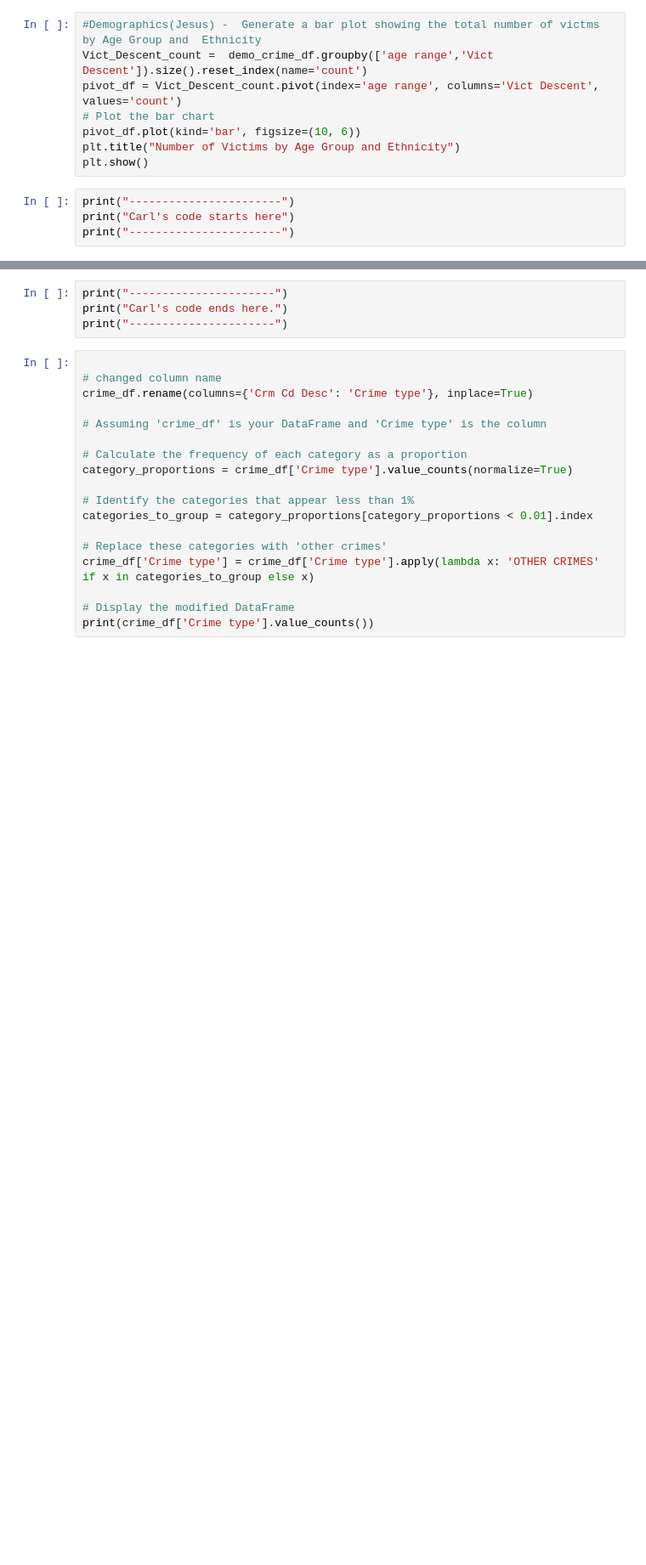
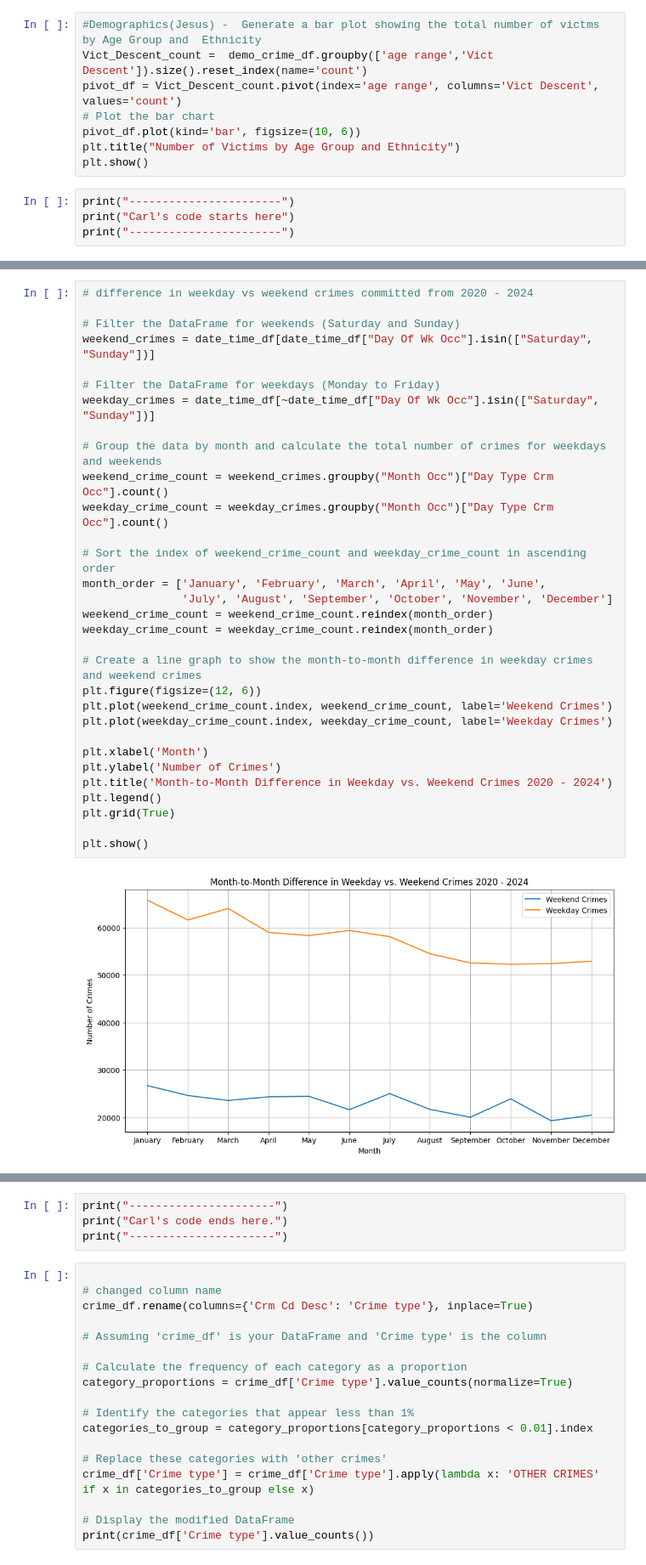
Before and after one commit to rkuautli/Data_Project_1, a Jupyter notebook: crime.ipynb, the cells around one changed output, grey strips where cells are left out. Shown at 85% size. Cells and saved outputs as stored; diff of their text form; blank space fills up the shorter version.

```diff
--- a/crime.ipynb
+++ b/crime.ipynb
@@ -269,0 +356,33 @@ print("-----------------------")
+# %%
+# difference in weekday vs weekend crimes committed from 2020 - 2024
+
+# Filter the DataFrame for weekends (Saturday and Sunday)
+weekend_crimes = date_time_df[date_time_df["Day Of Wk Occ"].isin(["Saturday", "Sunday"])]
+
+# Filter the DataFrame for weekdays (Monday to Friday)
+weekday_crimes = date_time_df[~date_time_df["Day Of Wk Occ"].isin(["Saturday", "Sunday"])]
+
+# Group the data by month and calculate the total number of crimes for weekdays and weekends
+weekend_crime_count = weekend_crimes.groupby("Month Occ")["Day Type Crm Occ"].count()
+weekday_crime_count = weekday_crimes.groupby("Month Occ")["Day Type Crm Occ"].count()
+
+# Sort the index of weekend_crime_count and weekday_crime_count in ascending order
+month_order = ['January', 'February', 'March', 'April', 'May', 'June',
+               'July', 'August', 'September', 'October', 'November', 'December']
+weekend_crime_count = weekend_crime_count.reindex(month_order)
+weekday_crime_count = weekday_crime_count.reindex(month_order)
+
+# Create a line graph to show the month-to-month difference in weekday crimes and weekend crimes
+plt.figure(figsize=(12, 6))
+plt.plot(weekend_crime_count.index, weekend_crime_count, label='Weekend Crimes')
+plt.plot(weekday_crime_count.index, weekday_crime_count, label='Weekday Crimes')
+
+plt.xlabel('Month')
+plt.ylabel('Number of Crimes')
+plt.title('Month-to-Month Difference in Weekday vs. Weekend Crimes 2020 - 2024')
+plt.legend()
+plt.grid(True)
+
+plt.show()
+# %% [output]
+[figure, added]
```
Also changed, not shown: parts of 10 cells of this notebook.
